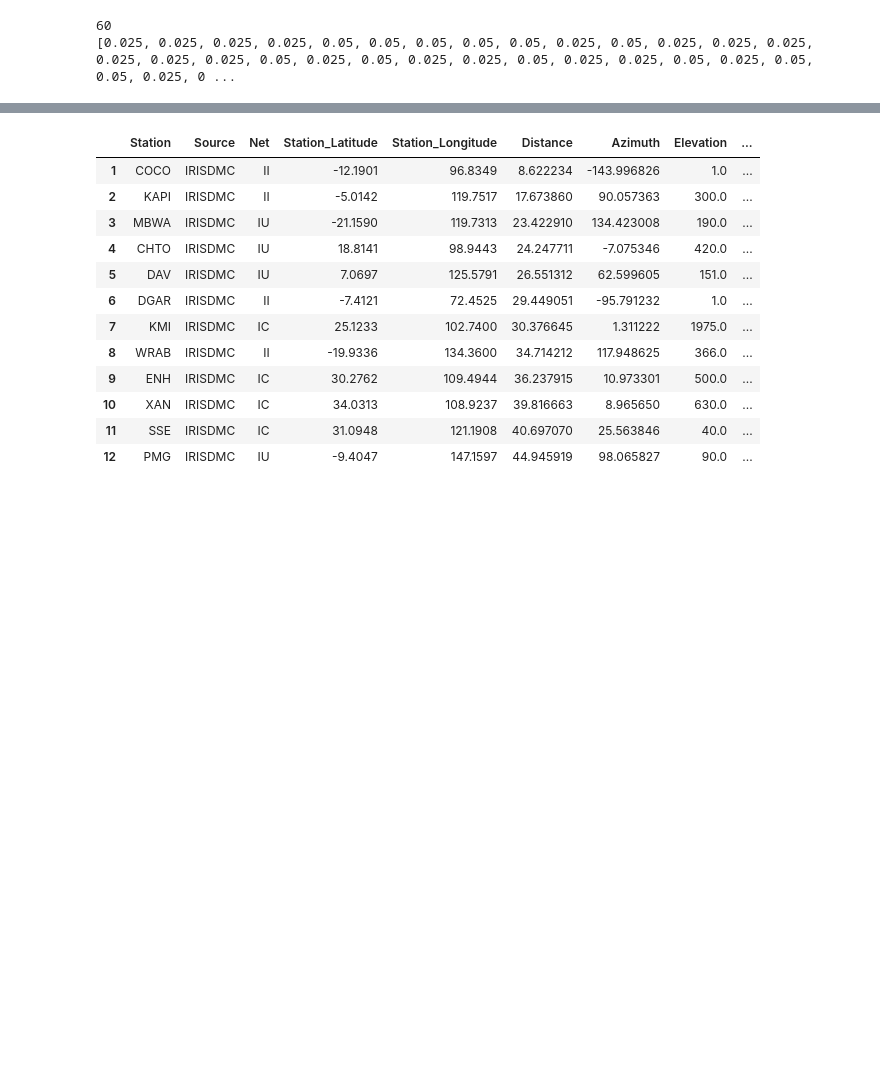
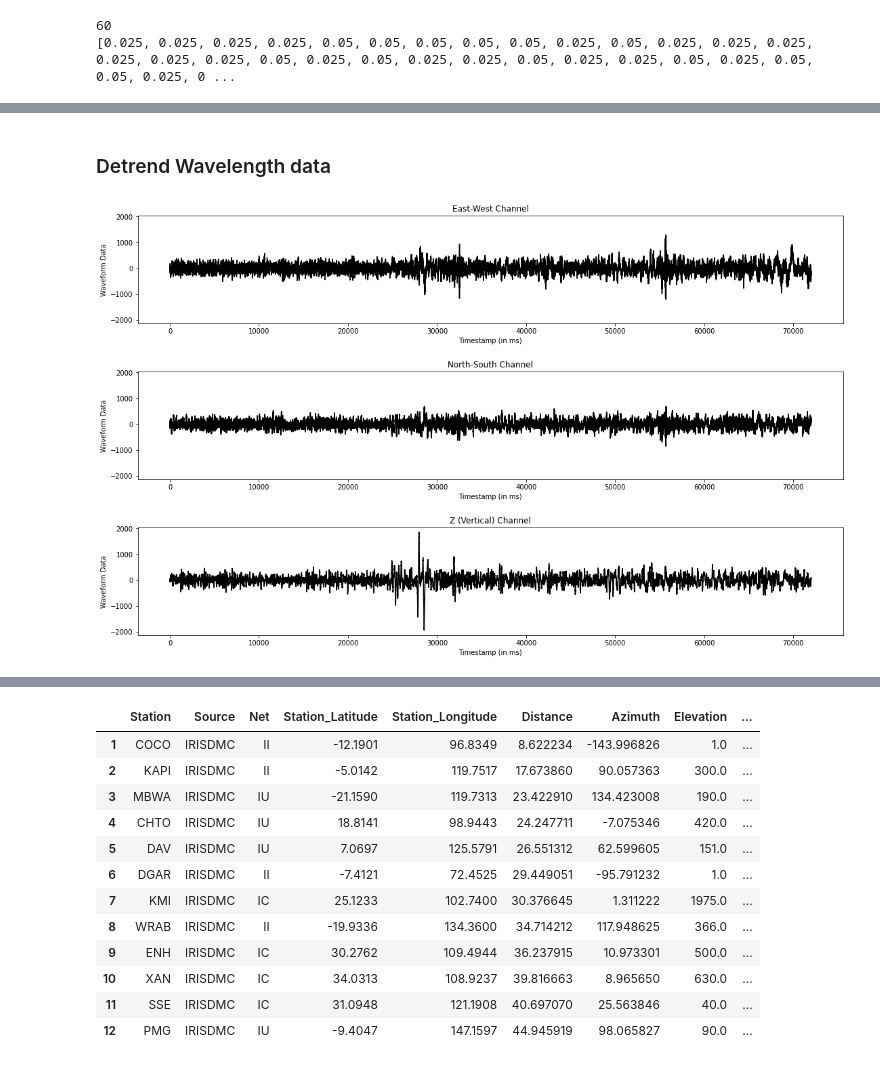
Before and after one commit to arwani-code/KampitaId, a Jupyter notebook: ML_pipeline/Pipeline Data Earthquake.ipynb, the cells around one changed output, grey strips where cells are left out. Cells and saved outputs as stored; diff of their text form; code cells hidden in the pictures; blank space fills up the shorter version.

```diff
--- a/ML_pipeline/Pipeline Data Earthquake.ipynb
+++ b/ML_pipeline/Pipeline Data Earthquake.ipynb
@@ -331,0 +355,43 @@ print(channel_delta_list)
+# %% [markdown]
+### Detrend Wavelength data
+# %%
+test_wavelength = full_channel_list[0].copy()
+# print(test_wavelength)
+
+test_wavelength_mean_detrend = signal.detrend(test_wavelength, type='constant', axis=0)
+# print(test_wavelength_mean_detrend)
+
+test_wavelength_linear_detrend = signal.detrend(test_wavelength, type='linear', bp=0, axis=0)
+# print(test_wavelength_linear_detrend)
+
+test_wavelength_bp_detrend = signal.detrend(test_wavelength, type='linear', bp=test_wavelength.shape[0]//2, axis=0)
+# print(test_wavelength_bp_detrend)
+
+b, a = signal.butter(1, 1e-3, 'high')
+test_wavelength_highpass_detrend = np.empty(full_channel_list[0].shape)
+for i in range(3):
+    test_wavelength_highpass_detrend[:, i] = signal.filtfilt(b, a, test_wavelength[:, i])
+# print(test_wavelength_highpass_detrend)
+
+
+# print('normal waveform')
+# plot_channel_waveform(test_wavelength, waveform_max=test_wavelength.shape[0], index_channel=[2])
+# print('\nmean detrend waveform')
+# plot_channel_waveform(test_wavelength_mean_detrend, waveform_max=test_wavelength_mean_detrend.shape[0], index_channel=[2])
+# print('\nlinear detrend waveform')
+# plot_channel_waveform(test_wavelength_linear_detrend, waveform_max=test_wavelength_linear_detrend.shape[0], index_channel=[2])
+# print('\ndetrend with breakpoint waveform')
+# plot_channel_waveform(test_wavelength_bp_detrend, waveform_max=test_wavelength_bp_detrend.shape[0], index_channel=[2])
+# print('\ndetrend with highpass waveform')
+# plot_channel_waveform(test_wavelength_highpass_detrend, waveform_max=test_wavelength_highpass_detrend.shape[0], index_channel=[2])
+# %%
+full_channel_list_detrend = full_channel_list.copy()
+
+b, a = signal.butter(1, 1e-3, 'high')
+for i in range(len(full_channel_list_detrend)):
+    for j in range(3):
+        full_channel_list_detrend[i][:, j] = signal.filtfilt(b, a, full_channel_list_detrend[i][:, j])
+
+plot_channel_waveform(full_channel_list_detrend[0], waveform_max=full_channel_list_detrend[0].shape[0])
+# %% [output]
+[figure, added]
```
Also changed, not shown: parts of 18 cells of this notebook.
